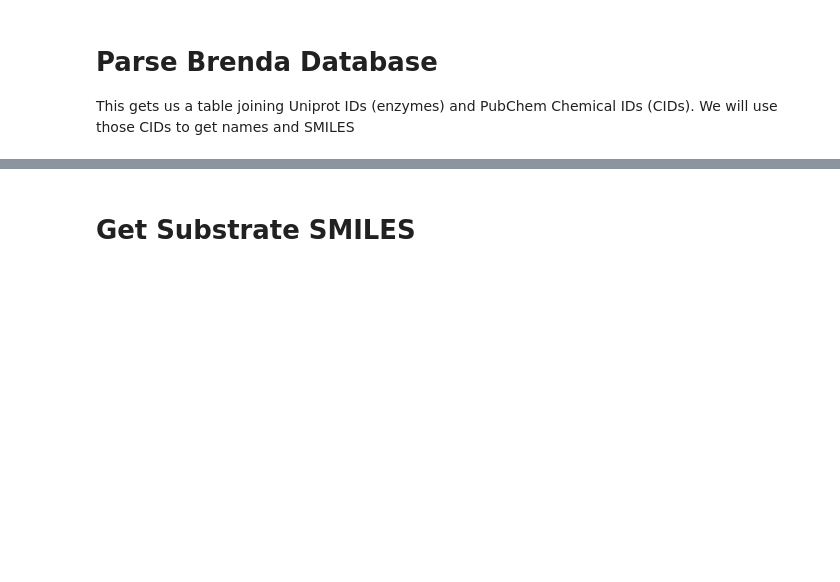
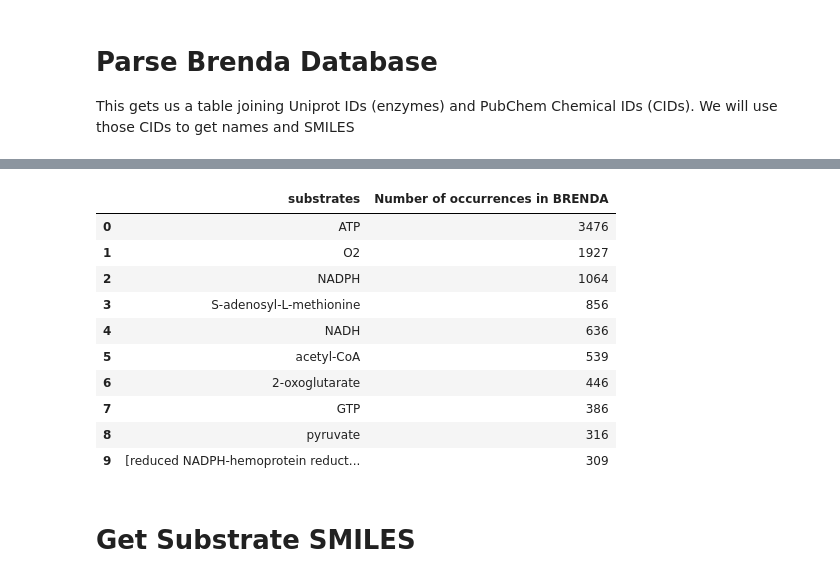
Before and after one commit to pmccaffrey6/cs221_project, a Jupyter notebook: cs221_project_dataset_creation.ipynb, the cells around one changed output, grey strips where cells are left out. Saved outputs shown, nothing was run; the diff lists cells and outputs as text; code cells hidden in the pictures; blank space fills up the shorter version.

```diff
--- a/cs221_project_dataset_creation.ipynb
+++ b/cs221_project_dataset_creation.ipynb
@@ -72,3 +80,17 @@ all_brenda_data_clean = pd.read_csv('all_brenda_data_cleaned.tsv', sep='\t')
+# %%
+all_brenda_data_clean_grouped_df.head(10).reset_index().rename(columns={'value':'Number of occurrences in BRENDA'})
+# %% [output]
+|  | substrates | Number of occurrences in BRENDA |
+| 0 | ATP | 3476 |
+| 1 | O2 | 1927 |
+| 2 | NADPH | 1064 |
+| 3 | S-adenosyl-L-methionine | 856 |
+| 4 | NADH | 636 |
+| 5 | acetyl-CoA | 539 |
+| 6 | 2-oxoglutarate | 446 |
+| 7 | GTP | 386 |
+| 8 | pyruvate | 316 |
+| 9 | [reduced NADPH-hemoprotein reduct... | 309 |
 # %%
 all_brenda_substrates = list(all_brenda_data_clean['substrates'].unique())
 # %% [markdown]
```
Also changed, not shown: parts of 2 cells of this notebook, 1 other file.
